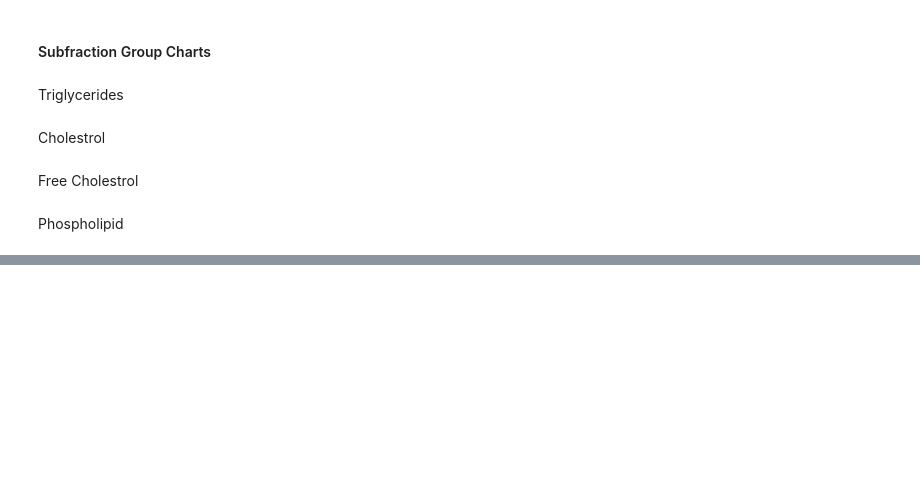
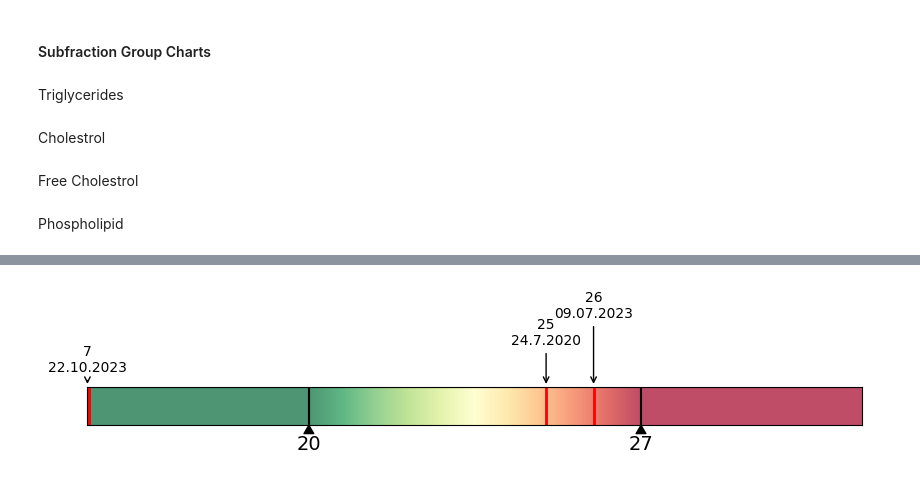
Before and after one commit to sudenurcure/LDL-Cholestrol, a Jupyter notebook: Update/main.ipynb, the cells around one changed output, grey strips where cells are left out. Cells and saved outputs as stored; diff of their text form; code cells hidden in the pictures; blank space fills up the shorter version.

```diff
--- a/Update/main.ipynb
+++ b/Update/main.ipynb
@@ -771,0 +903,46 @@ IP("PL_lipoproteins",plt)
+# %%
+import matplotlib.pyplot as plt
+import numpy as np
+
+constant = 2 * (abs(27 - 20)) / 3
+
+x_min = 20 - constant
+x_max = 27 + constant
+
+x = np.linspace(x_min, x_max, 1000)
+y = np.ones(1000)
+
+range_values = np.where(x <= 20, 0, np.where(x > 27, 1, (x - 20) / (27 - 20)))
+range_values = range_values.reshape(1, -1)
+
+fig, ax = plt.subplots(figsize=(10, 0.5))
+
+ax.imshow(range_values, cmap='RdYlGn_r', aspect='auto', extent=[x_min, x_max, 0, 1], alpha=0.7)
+ax.plot(x, y, color='black')
+
+ax.get_yaxis().set_visible(False)
+ax.get_xaxis().set_visible(False)
+
+for limit in [20, 27]:
+    ax.axvline(x=limit, color='black', linestyle='-', linewidth=1.5)
+    ax.annotate(str(limit), xy=(limit, 0), xytext=(limit, -0.50), ha='center', va='center', fontsize=14,
+                arrowprops=dict(facecolor='black', headwidth=7, headlength=6))
+
+# Patient results at different dates
+dates = ["22.10.2023", "24.7.2020", "09.07.2023"]
+results = [7, 25, 26]
+
+count = 0
+for date, result in zip(dates, results):
+    custom_value = max(x_min, min(result, x_max))
+    linewidth = 2 if x_min < result < x_max else 5
+    ax.axvline(x=custom_value, color='red', linestyle='-', linewidth=linewidth)
+
+    ax.annotate(str(result)+"\n"+ date , xy=(custom_value, 1), xytext=(custom_value, 1.7+ count),
+                ha='center', va='center', fontsize=10,
+                arrowprops=dict(facecolor='red', arrowstyle = "->"))
+    count += 0.7
+
+plt.show()
+# %% [output]
+[figure, added]
```
Also changed, not shown: parts of 7 cells of this notebook, 25 other files.
